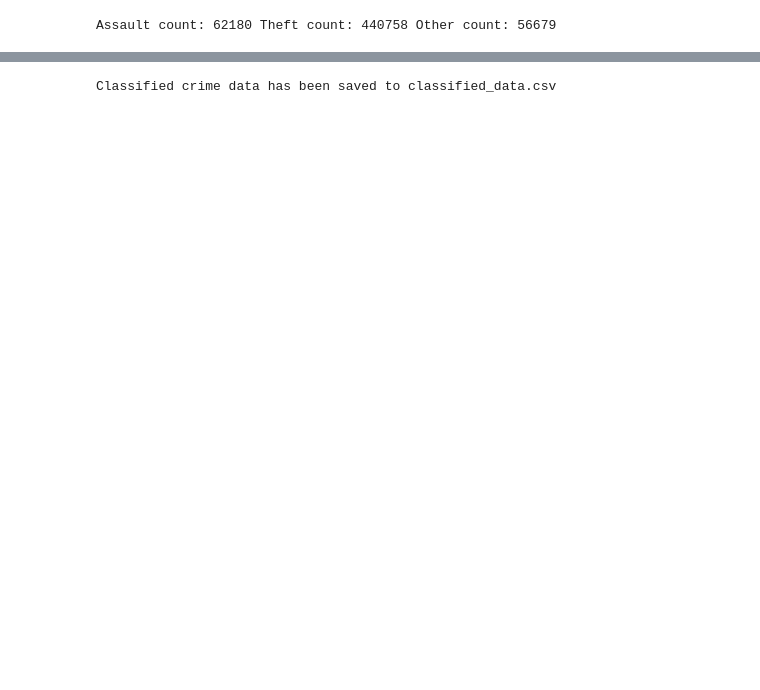
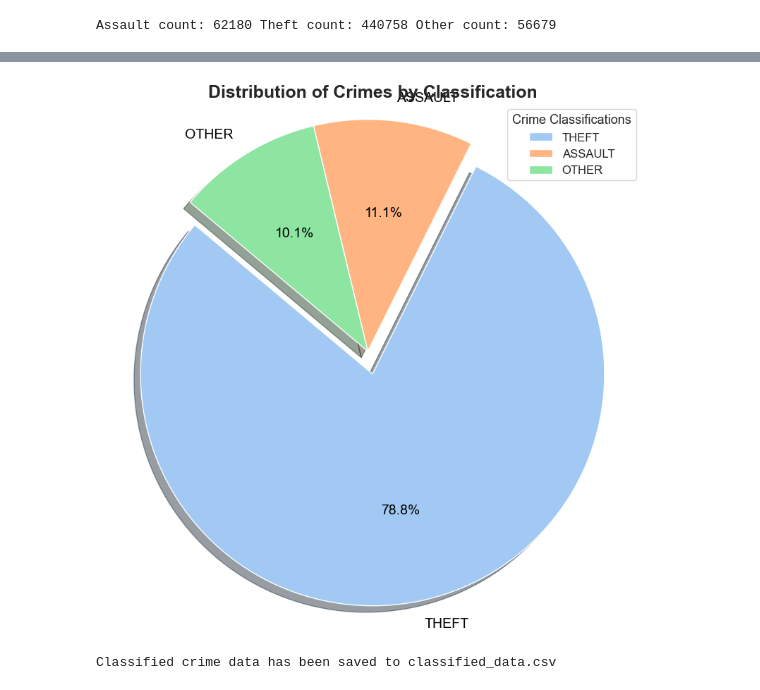
Before and after one commit to aaravmat1209/crime-prediction, a Jupyter notebook: notebooks/exploratory_data.ipynb, the cells around one changed output, grey strips where cells are left out. Cells and saved outputs as stored; diff of their text form; code cells hidden in the pictures; blank space fills up the shorter version.

```diff
--- a/notebooks/exploratory_data.ipynb
+++ b/notebooks/exploratory_data.ipynb
@@ -137,3 +308,50 @@ TypeError: tuple indices must be integers or slices, not str
+# %%
+import pandas as pd
+import matplotlib.pyplot as plt
+import seaborn as sns
+
+# Set the style using Seaborn
+sns.set(style='whitegrid')
+
+def plot_crime_distribution(crime_data):
+    """
+    This function creates a stylized pie chart showing the distribution of crime classifications.
+    """
+    # Classify crimes to get the 'Crime Classification' column
+    crime_data = classify_crime(crime_data)
+
+    # Count the occurrences of each classification
+    classification_counts = crime_data['Crime Classification'].value_counts()
+
+    # Define the data for the pie chart
+    labels = classification_counts.index.tolist()
+    sizes = classification_counts.values.tolist()  # Count of each classification
+    colors = sns.color_palette("pastel", n_colors=len(sizes))  # Use Seaborn pastel color palette
+    explode = [0.1] + [0] * (len(sizes) - 1)  # Explode the first slice
+
+    # Create the pie chart
+    plt.figure(figsize=(8, 8))  # Set the figure size
+    plt.pie(sizes, explode=explode, labels=labels, colors=colors,
+            autopct='%1.1f%%', shadow=True, startangle=140,
+            textprops={'fontsize': 14, 'color': 'black'})  # Custom text properties
+
+    # Equal aspect ratio ensures that pie chart is drawn as a circle
+    plt.axis('equal')
+
+    # Add a title with a larger font size and a different font family
+    plt.title('Distribution of Crimes by Classification', fontsize=18, fontweight='bold', fontfamily='sans-serif')
+
+    # Create a custom legend
+    plt.legend(labels, title="Crime Classifications", title_fontsize='13', loc="upper right", fontsize='12')
+
+    # Show the plot
+    plt.tight_layout()  # Adjusts plot to ensure everything fits without overlap
+    plt.show()
+
+# Assuming crime_data is your DataFrame
+plot_crime_distribution(crime_data)
+# %% [output]
+[figure, added]
 # %%
 def classify_level_from_counts(crime_counts):
     """
```
Also changed, not shown: parts of 59 cells of this notebook, 2 other files.
